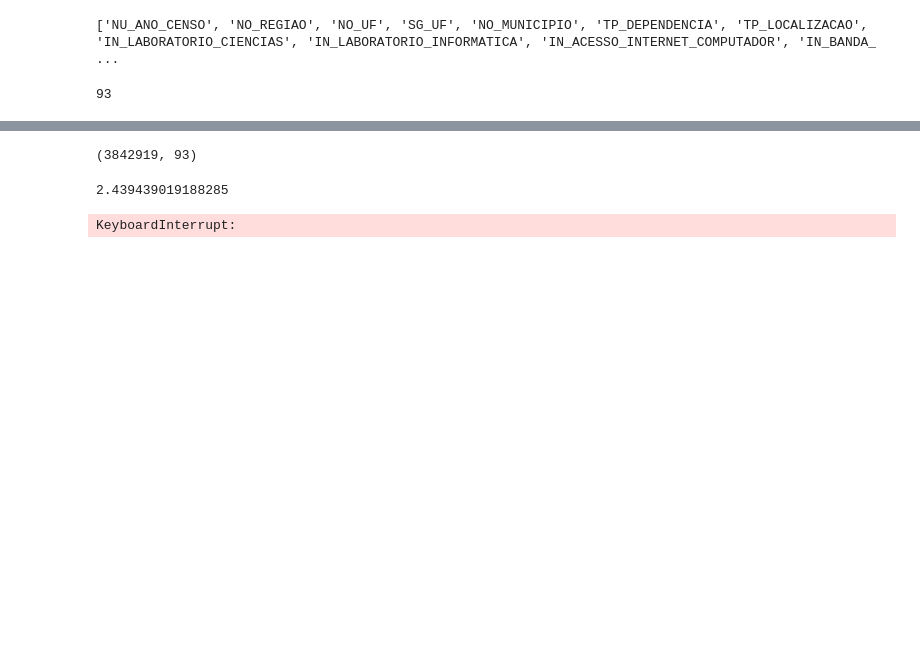
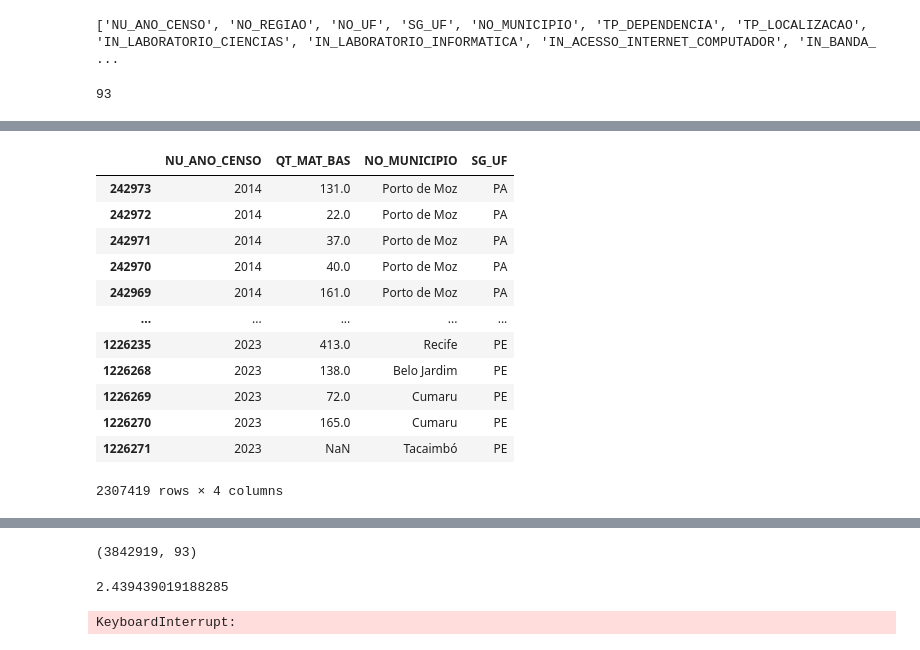
Before and after one commit to linocesar/censo_escolar, a Jupyter notebook: data_exploration.ipynb, the cells around one changed output, grey strips where cells are left out. Drawn from its saved outputs; the diff is of its cells as text; code cells hidden in the pictures; blank space fills up the shorter version.

```diff
--- a/data_exploration.ipynb
+++ b/data_exploration.ipynb
@@ -4,7 +4,7 @@ import polars as pl
 import matplotlib.pyplot as plt
 from censo_escolar import colunas
 # %%
-filename = "microdados_ed_basica_2007_2023.csv"
+filename = "microdados_ed_basica_2007_2023_10.csv"
 # %%
 print(colunas)
 # %% [output]
@@ -13,3 +13,5 @@ print(colunas)
 len(colunas)
 # %% [output]
 93
+# %%
+df = pd.read_csv(filename, sep=',', usecols=colunas, low_memory=True)
@@ -15,0 +48,21 @@ len(colunas)
+# %%
+df['NO_REGIAO'] = df['NO_REGIAO'].astype('category')
+df['NO_UF'] = df['NO_UF'].astype('category')
+df['SG_UF'] = df['SG_UF'].astype('category')
+df['NO_MUNICIPIO'] = df['NO_MUNICIPIO'].astype('category')
+# %%
+df[['NU_ANO_CENSO', 'QT_MAT_BAS', 'NO_MUNICIPIO', 'SG_UF']].sort_values('NU_ANO_CENSO')
+# %% [output]
+|  | NU_ANO_CENSO | QT_MAT_BAS | NO_MUNICIPIO | SG_UF |
+| 242973 | 2014 | 131.0 | Porto de Moz | PA |
+| 242972 | 2014 | 22.0 | Porto de Moz | PA |
+| 242971 | 2014 | 37.0 | Porto de Moz | PA |
+| 242970 | 2014 | 40.0 | Porto de Moz | PA |
+| 242969 | 2014 | 161.0 | Porto de Moz | PA |
+| ... | ... | ... | ... | ... |
+| 1226235 | 2023 | 413.0 | Recife | PE |
+| 1226268 | 2023 | 138.0 | Belo Jardim | PE |
+| 1226269 | 2023 | 72.0 | Cumaru | PE |
+| 1226270 | 2023 | 165.0 | Cumaru | PE |
+| 1226271 | 2023 | NaN | Tacaimbó | PE |
+2307419 rows × 4 columns
```
Also changed, not shown: parts of 6 cells of this notebook, 2 other files.
